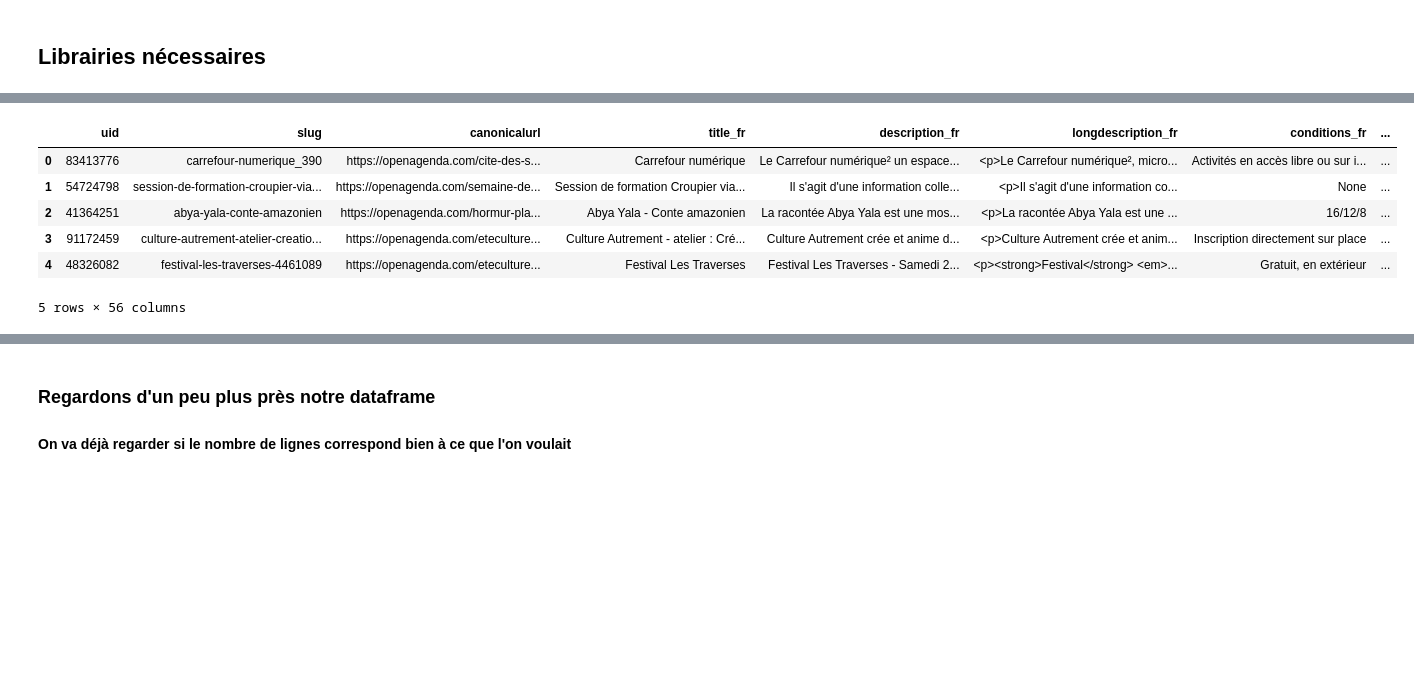
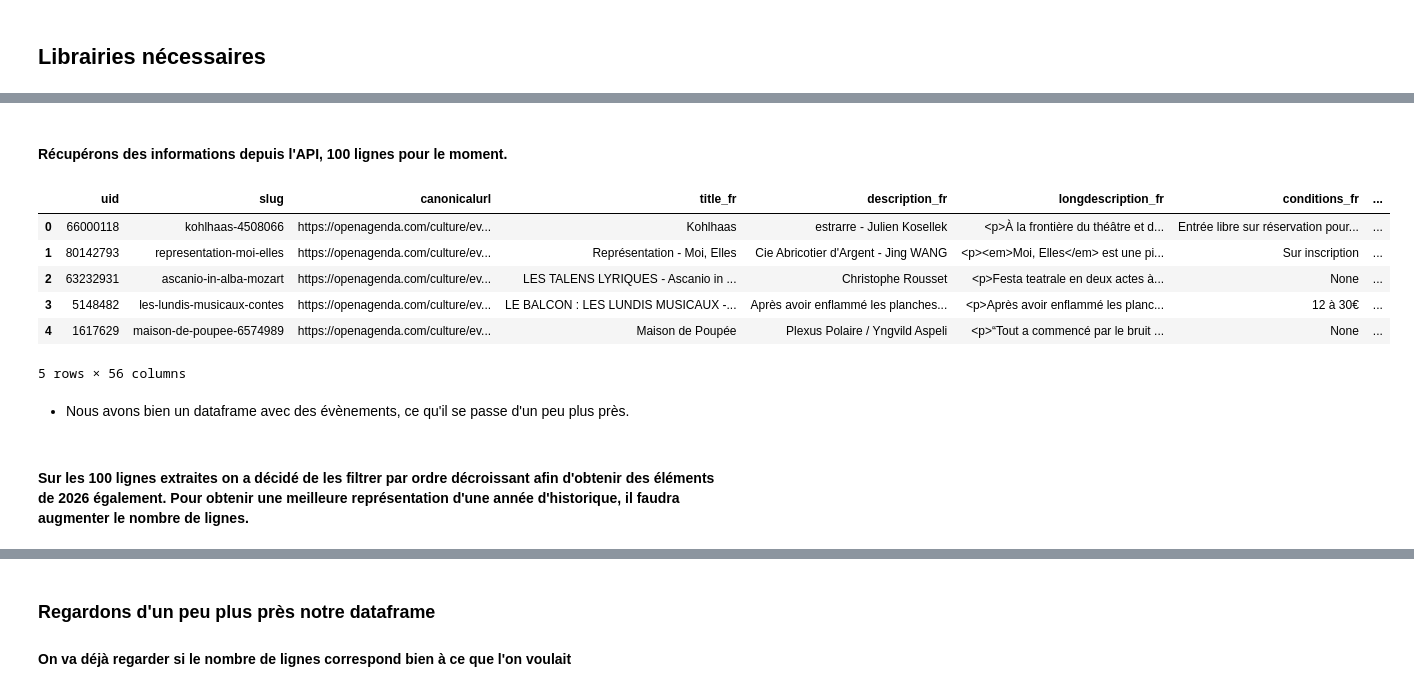
Before and after one commit to SCFlorian/Deploiement_systeme_RAG, a Jupyter notebook: notebook/notebook_preprocessing.ipynb, the cells around one changed output, grey strips where cells are left out. Cells and saved outputs as stored; diff of their text form; code cells hidden in the pictures; blank space fills up the shorter version.

```diff
--- a/notebook/notebook_preprocessing.ipynb
+++ b/notebook/notebook_preprocessing.ipynb
@@ -29,39 +42,40 @@ Choix de la ville de Paris afin d'avoir beaucoup d'évènements différents. Cho
+# %% [markdown]
+#### Récupérons des informations depuis l'API, 100 lignes pour le moment.
 # %%
-# Chemin pour l'API d'Open Agenda sur le dataset des événements publics
+# Chemin pour l'API d'Open Agenda sur le dataset des évènements publics
 url = "https://public.opendatasoft.com/api/explore/v2.1/catalog/datasets/evenements-publics-openagenda/records"
 
-# liste pour récupérer l'ensemble des lignes extraites de l'API
-all_results = []
+params = {
+    "limit": 100,
+    "lang": "fr",
+    # Choix de la localisation à Paris
+    "refine": ["location_city:Paris"],
+    "where": (
+        # lastdate_end = dernière date à laquelle se termine l’évènement
+        # Choix de prendre des évènements qui finissent après le 01/01/2025
+        "lastdate_end >= '2025-01-01' "
+        # Prendre les évènements en  compte jusqu'avril 2026
+        "AND lastdate_end <= '2026-04-01'"
+    ),
+    # Classé par ordre décroissant afin d'avoir des données en 2025 et 2026
+    "order_by": "lastdate_end desc"
+}
 
-# Boucle sur offset pour récupérer plus de lignes que la limite imposée à 100
-for offset in [0, 100, 200, 300, 400, 500, 600, 700]:
-    params = {
-        "limit": 100,
-        "offset": offset,
-        "lang": "fr",
-        # Choix de la localisation à Paris
-        "refine": ["location_city:Paris"],
-        "where": (
-            # Choix de prendre des évènements qui finissent après le 31/12/2024
-            "lastdate_end >= '2024-12-31' "
-            # Prendre les événements en  compte jusque début 2027
-            "AND firstdate_begin <= '2027-01-01'"
-        )
-    }
+response = requests.get(url, params=params)
+response.raise_for_status()
+data = response.json()
 
-    response = requests.get(url, params=params)
-    response.raise_for_status()
-    data = response.json()
-
-    all_results.extend(data.get("results", []))
-
-df = pd.DataFrame(all_results)
+df = pd.DataFrame(data.get("results"))
 df.head()
 # %% [output]
 |  | uid | slug | canonicalurl | title_fr | description_fr | longdescription_fr | conditions_fr | ... |
-| 0 | 83413776 | carrefour-numerique_390 | https://openagenda.com/cite-des-s... | Carrefour numérique | Le Carrefour numérique² un espace... | <p>Le Carrefour numérique², micro... | Activités en accès libre ou sur i... | ... |
-| 1 | 54724798 | session-de-formation-croupier-via... | https://openagenda.com/semaine-de... | Session de formation Croupier via... | Il s'agit d'une information colle... | <p>Il s'agit d'une information co... | None | ... |
-| 2 | 41364251 | abya-yala-conte-amazonien | https://openagenda.com/hormur-pla... | Abya Yala - Conte amazonien | La racontée Abya Yala est une mos... | <p>La racontée Abya Yala est une ... | 16/12/8 | ... |
-| 3 | 91172459 | culture-autrement-atelier-creatio... | https://openagenda.com/eteculture... | Culture Autrement - atelier : Cré... | Culture Autrement crée et anime d... | <p>Culture Autrement crée et anim... | Inscription directement sur place | ... |
-| 4 | 48326082 | festival-les-traverses-4461089 | https://openagenda.com/eteculture... | Festival Les Traverses | Festival Les Traverses - Samedi 2... | <p><strong>Festival</strong> <em>... | Gratuit, en extérieur | ... |
+| 0 | 66000118 | kohlhaas-4508066 | https://openagenda.com/culture/ev... | Kohlhaas | estrarre - Julien Kosellek | <p>À la frontière du théâtre et d... | Entrée libre sur réservation pour... | ... |
+| 1 | 80142793 | representation-moi-elles | https://openagenda.com/culture/ev... | Représentation - Moi, Elles | Cie Abricotier d'Argent - Jing WANG | <p><em>Moi, Elles</em> est une pi... | Sur inscription | ... |
+| 2 | 63232931 | ascanio-in-alba-mozart | https://openagenda.com/culture/ev... | LES TALENS LYRIQUES - Ascanio in ... | Christophe Rousset | <p>Festa teatrale en deux actes à... | None | ... |
+| 3 | 5148482 | les-lundis-musicaux-contes | https://openagenda.com/culture/ev... | LE BALCON : LES LUNDIS MUSICAUX -... | Après avoir enflammé les planches... | <p>Après avoir enflammé les planc... | 12 à 30€ | ... |
+| 4 | 1617629 | maison-de-poupee-6574989 | https://openagenda.com/culture/ev... | Maison de Poupée | Plexus Polaire / Yngvild Aspeli | <p>“Tout a commencé par le bruit ... | None | ... |
 5 rows × 56 columns
+# %% [markdown]
+- Nous avons bien un dataframe avec des évènements,  ce qu'il se passe d'un peu plus près.
+# %% [markdown]
+#### Sur les 100 lignes extraites on a décidé de les filtrer par ordre décroissant afin d'obtenir des éléments de 2026 également. Pour obtenir une meilleure représentation d'une année d'historique, il faudra augmenter le nombre de lignes.
```
Also changed, not shown: parts of 86 cells of this notebook, 7 other files.
